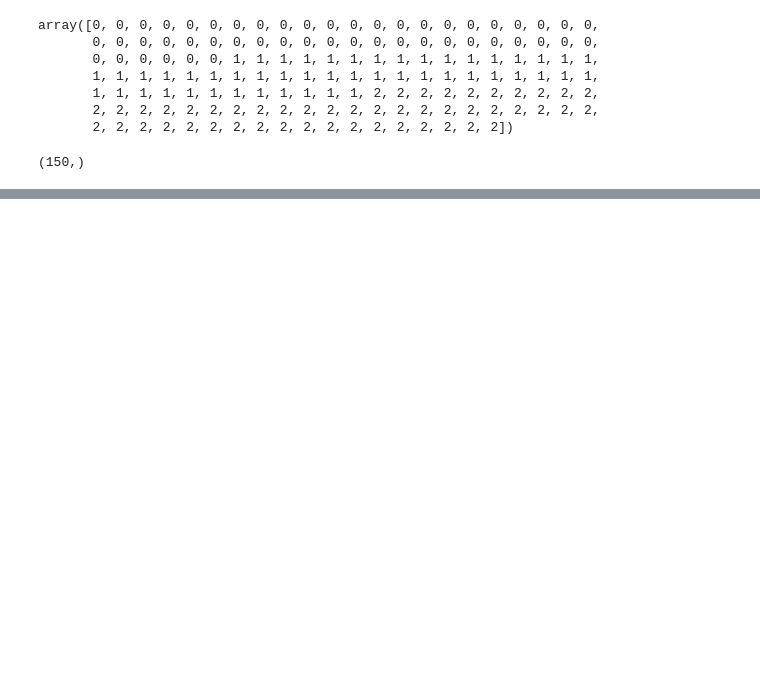
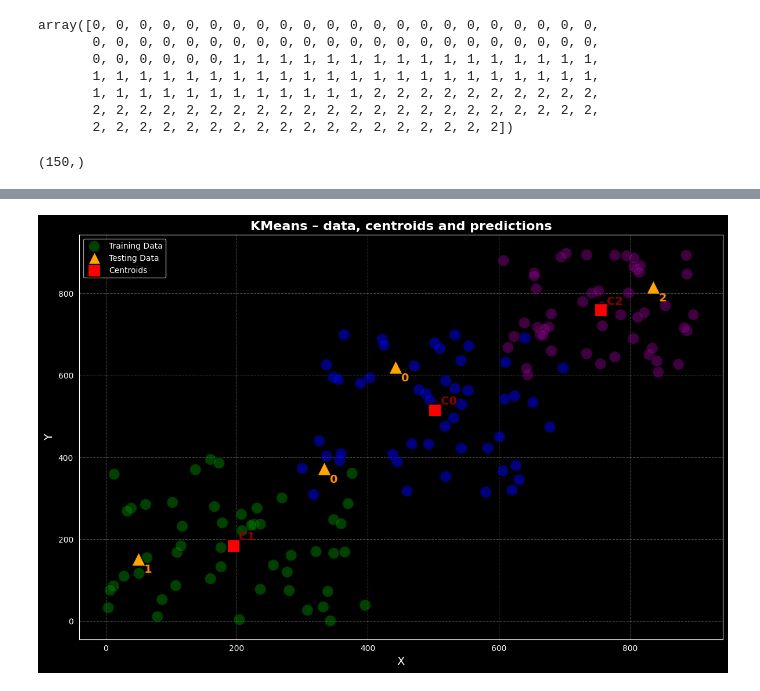
Before and after one commit to Kinetics20/Python_practice_sessions_05, a Jupyter notebook: data_science/simple_kmeans_clustering.ipynb, the cells around one changed output, grey strips where cells are left out. Cells and saved outputs as stored; diff of their text form; code cells hidden in the pictures; blank space fills up the shorter version.

```diff
--- a/data_science/simple_kmeans_clustering.ipynb
+++ b/data_science/simple_kmeans_clustering.ipynb
@@ -99,0 +197,8 @@ plt.show()
+# %%
+data_test = np.array([[442., 621.],
+                      [50., 153.],
+                      [333., 373.],
+                      [835., 816.]
+])
+# %%
+label_predict = model.predict(data_test)
@@ -99,0 +209,72 @@ plt.show()
+# %%
+colors = ['green', 'blue', 'purple']
+cmap = ListedColormap(colors)
+
+fig, ax = plt.subplots(figsize=(12, 8))
+
+scatter_train = ax.scatter(
+    df['data_x'],
+    df['data_y'],
+    c=df['label'],
+    cmap=cmap,
+    s=200,
+    alpha=0.5,
+    edgecolor='k',
+    label='Training Data'
+)
+
+scatter_test = ax.scatter(
+    data_test[:, 0],
+    data_test[:, 1],
+    c='orange',
+    s=300,
+    marker='^',
+    edgecolor='black',
+    linewidth=1.2,
+    label='Testing Data'
+)
+
+for i, (x, y) in enumerate(data_test):
+    ax.annotate(
+        str(label_predict[i]),
+        xy=(x, y),
+        xytext=(7, -7),
+        textcoords='offset points',
+        fontsize=14,
+        fontweight='bold',
+        color='darkorange',
+        ha='left',
+        va='top'
+    )
+
+scatter_centroids = ax.scatter(
+    centroids[:, 0],
+    centroids[:, 1],
+    c='red',
+    s=250,
+    marker='s',
+    edgecolor='black',
+    linewidth=1.5,
+    label='Centroids'
+)
+
+for i, (x, y) in enumerate(centroids):
+    ax.annotate(
+        f"C{i}",
+        xy=(x, y),
+        xytext=(7, 7),
+        textcoords='offset points',
+        fontsize=14,
+        fontweight='bold',
+        color='darkred'
+    )
+
+ax.set_title("KMeans – data, centroids and predictions", fontsize=16, fontweight="bold")
+ax.set_xlabel("X", fontsize=14)
+ax.set_ylabel("Y", fontsize=14)
+ax.grid(True, linestyle="--", alpha=0.3)
+ax.legend(loc="best")
+plt.tight_layout()
+plt.show()
+# %% [output]
+[figure, added]
```
Also changed, not shown: parts of 18 cells of this notebook.
